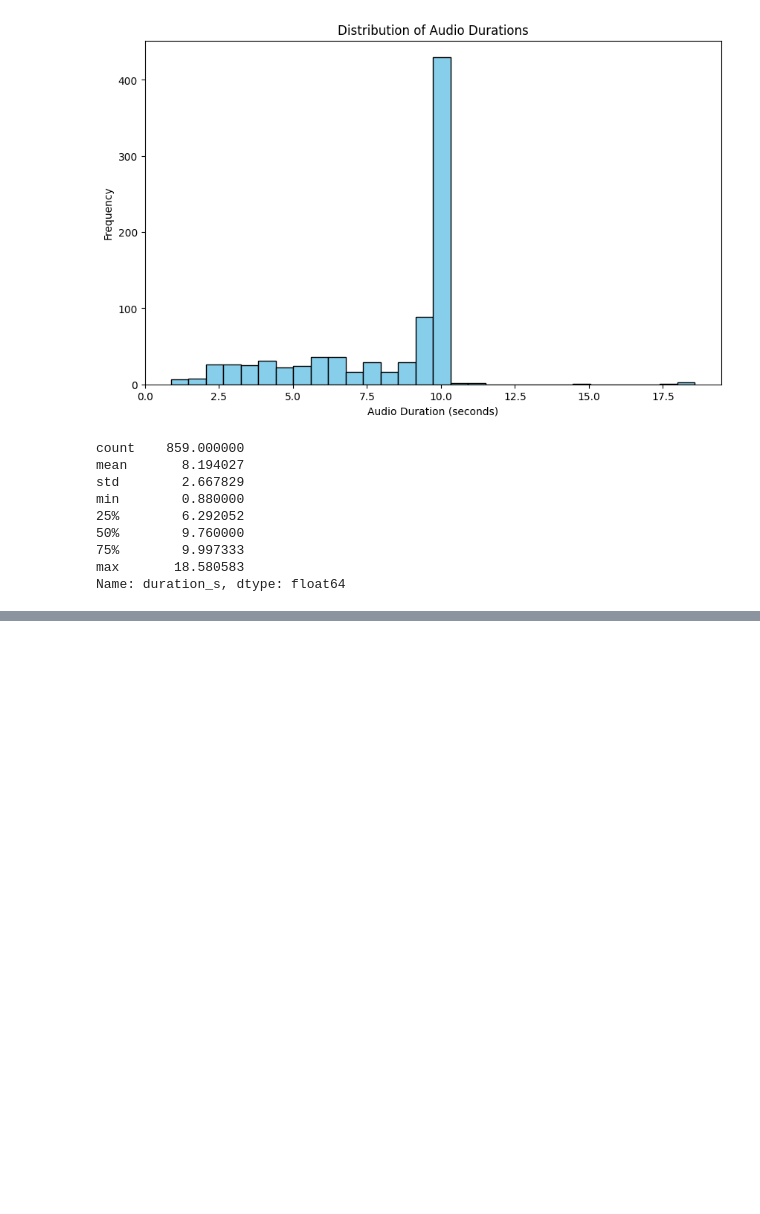
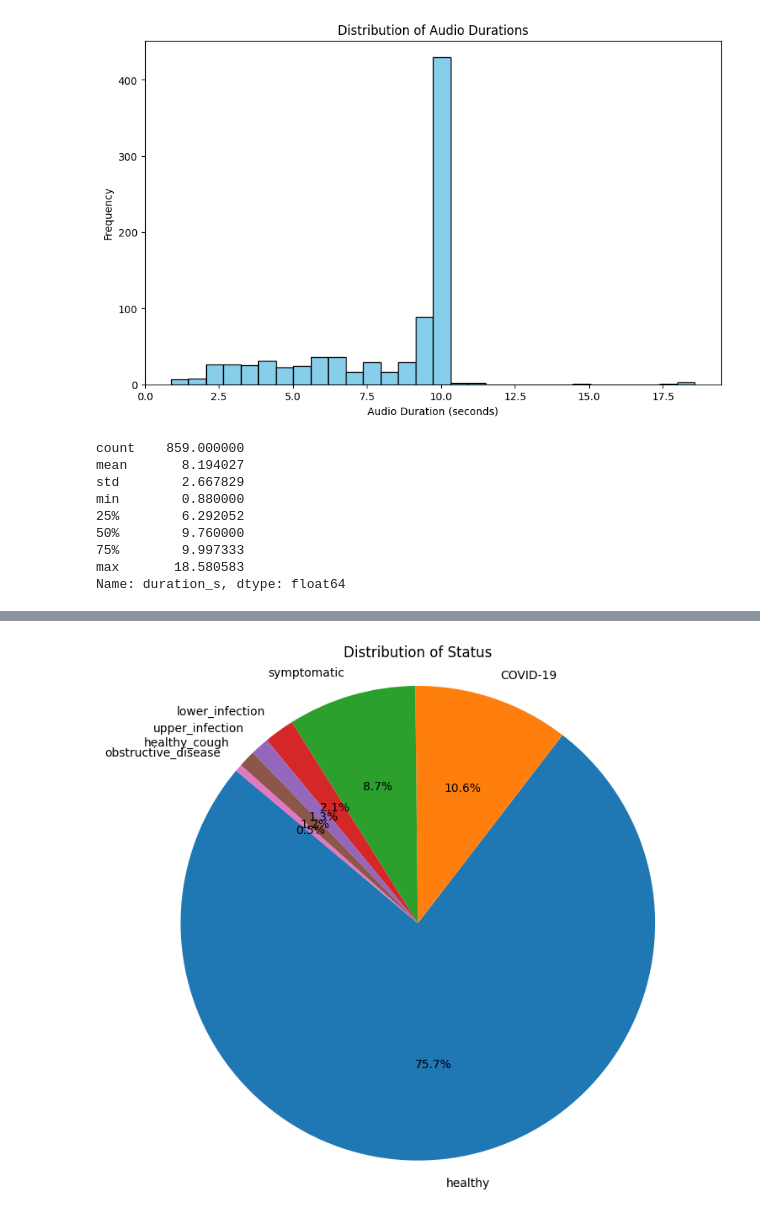
Before and after one commit to jimmytrn154/Respiratory_EDA, a Jupyter notebook: eda3Test.ipynb, the cells around one changed output, grey strips where cells are left out. Drawn from its saved outputs; the diff is of its cells as text; code cells hidden in the pictures; blank space fills up the shorter version.

```diff
--- a/eda3Test.ipynb
+++ b/eda3Test.ipynb
@@ -92,0 +176,22 @@ Name: duration_s, dtype: float64
+# %%
+# Define a function to get the first non-null diagnosis
+def get_first_diagnosis(row):
+    for col in ['diagnosis_1', 'diagnosis_2', 'diagnosis_3']:
+        if pd.notna(row[col]):
+            return row[col]
+    return row['status']  # If all diagnoses are NaN, keep the original status
+
+# Apply the function to update the 'status' column
+data['status'] = data.apply(lambda row: get_first_diagnosis(row) if row['status'] == 'symptomatic' else row['status'], axis=1)
+df_clean = data.dropna(subset=['status'])
+# Count the occurrences of each status
+status_counts = df_clean['status'].value_counts()
+
+# Create the pie chart
+plt.figure(figsize=(8, 8))
+plt.pie(status_counts, labels=status_counts.index, autopct='%1.1f%%', startangle=140)
+plt.title('Distribution of Status')
+plt.axis('equal')  # Equal aspect ratio ensures that pie is drawn as a circle.
+plt.show()
+# %% [output]
+[figure, added]
```
Also changed, not shown: parts of 7 cells of this notebook, 6 other files.
